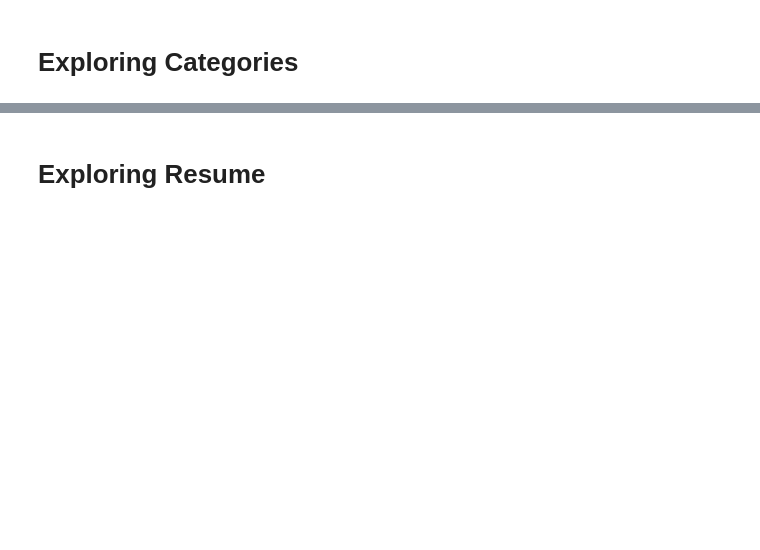
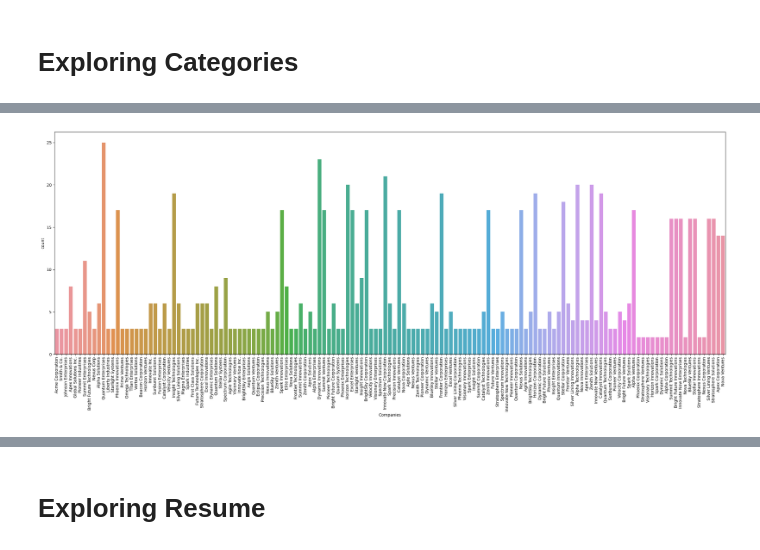
Before and after one commit to Kiruthik-Raj/ResumEase, a Jupyter notebook: ResumEase.ipynb, the cells around one changed output, grey strips where cells are left out. Drawn from its saved outputs; the diff is of its cells as text; code cells hidden in the pictures; blank space fills up the shorter version.

```diff
--- a/ResumEase.ipynb
+++ b/ResumEase.ipynb
@@ -43,3 +58,18 @@ Name: count, dtype: int64
+# %%
+df['Companies'].value_counts()
+plt.figure(figsize=(30,10))
+
+from sklearn.preprocessing import LabelEncoder
+
+le = LabelEncoder()
+df['Companies_encoded'] = le.fit_transform(df['Companies'])
+
+# Use 'Companies_encoded' for countplot
+sns.countplot(x=df['Companies'])
+plt.xticks(rotation=90)
+plt.show()
+# %% [output]
+[figure, added]
 # %%
 df['Category'].value_counts()
 plt.figure(figsize=(15,5))
```
Also changed, not shown: parts of 11 cells of this notebook, 3 other files.
